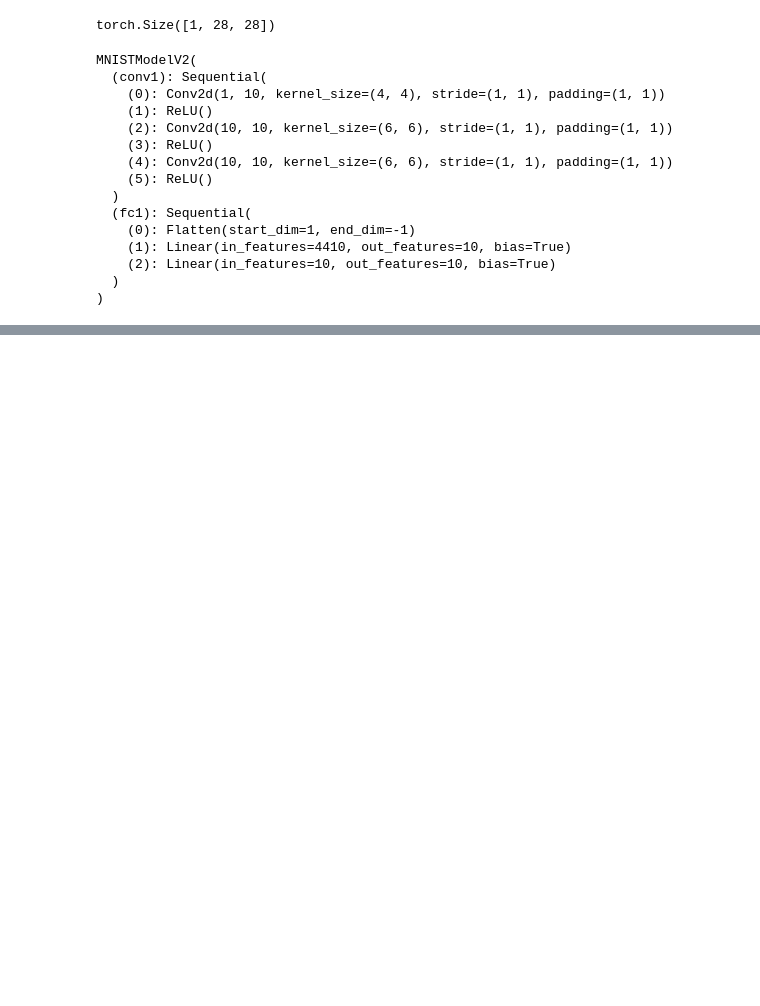
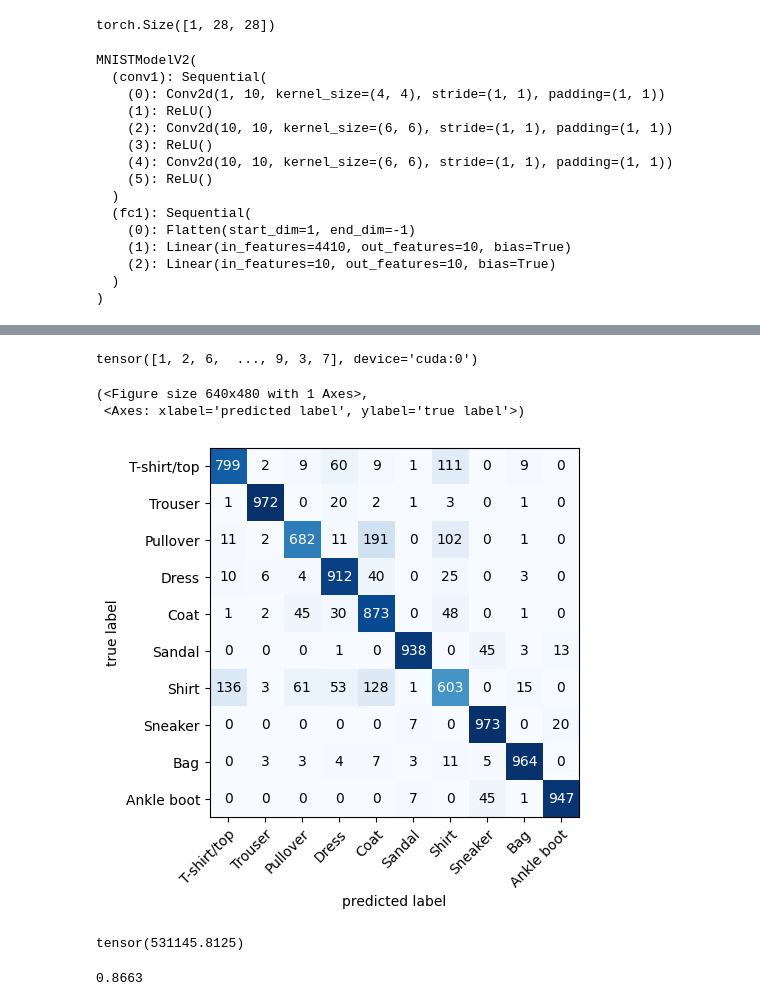
Before and after one commit to ESLAMYASSER-1/Pytorch_learning_Daniel_Bourke, a Jupyter notebook: main3.ipynb, the cells around one changed output, grey strips where cells are left out. Drawn from its saved outputs; the diff is of its cells as text; code cells hidden in the pictures; blank space fills up the shorter version.

```diff
--- a/main3.ipynb
+++ b/main3.ipynb
@@ -553,0 +531,32 @@ math.ceil(math.sqrt(10))
+# %%
+model_final.eval()
+preds=[]
+labels= []
+with torch.inference_mode():
+    for X, y in test_loader:
+        X, y = X.to(device), y.to(device)
+        preds.append(model_final(X).argmax(dim=1))
+        labels.append(y)
+# %%
+predictions = torch.cat(preds)
+labels = torch.cat(labels)
+predictions
+# %% [output]
+tensor([1, 2, 6,  ..., 9, 3, 7], device='cuda:0')
+# %%
+confmat = ConfusionMatrix(num_classes=len(test_data.classes),task='multiclass')
+conf_tensor = confmat(preds = predictions.cpu(), target = labels.cpu())
+# %%
+plot_confusion_matrix(conf_tensor.numpy(), class_names=test_data.classes)
+# %% [output]
+(<Figure size 640x480 with 1 Axes>,
+ <Axes: xlabel='predicted label', ylabel='true label'>)
+[figure, added]
+# %%
+criterion(predictions.type(torch.float).cpu(), test_data.targets.type(torch.float))
+# %% [output]
+tensor(531145.8125)
+# %%
+accuracy_score(predictions.cpu(),labels.cpu())
+# %% [output]
+0.8663
```
Also changed, not shown: parts of 15 cells of this notebook.
